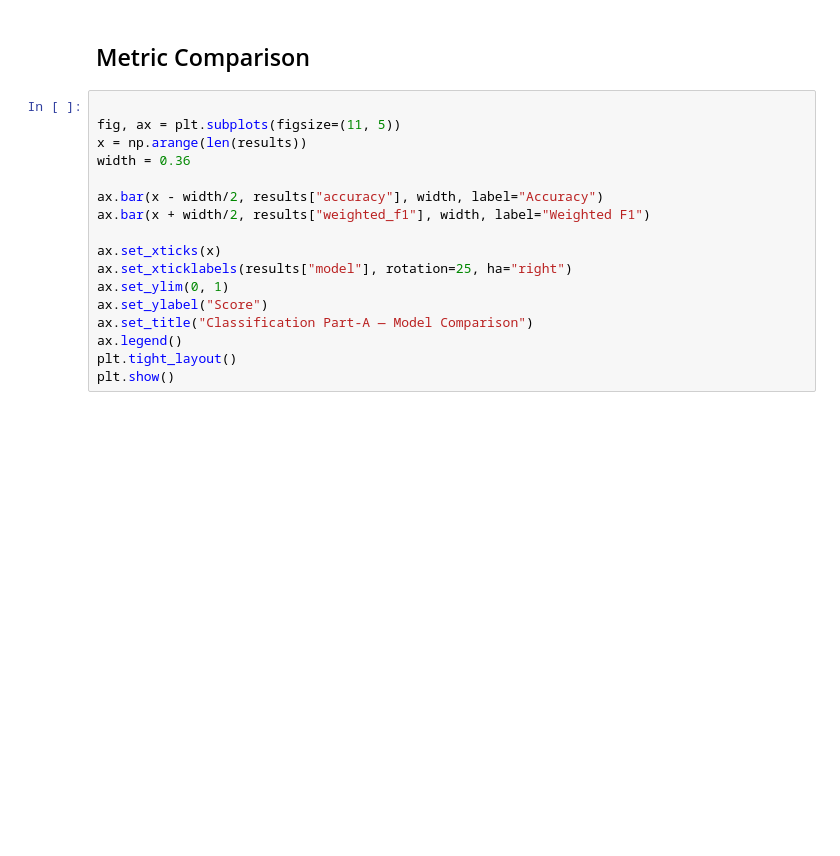
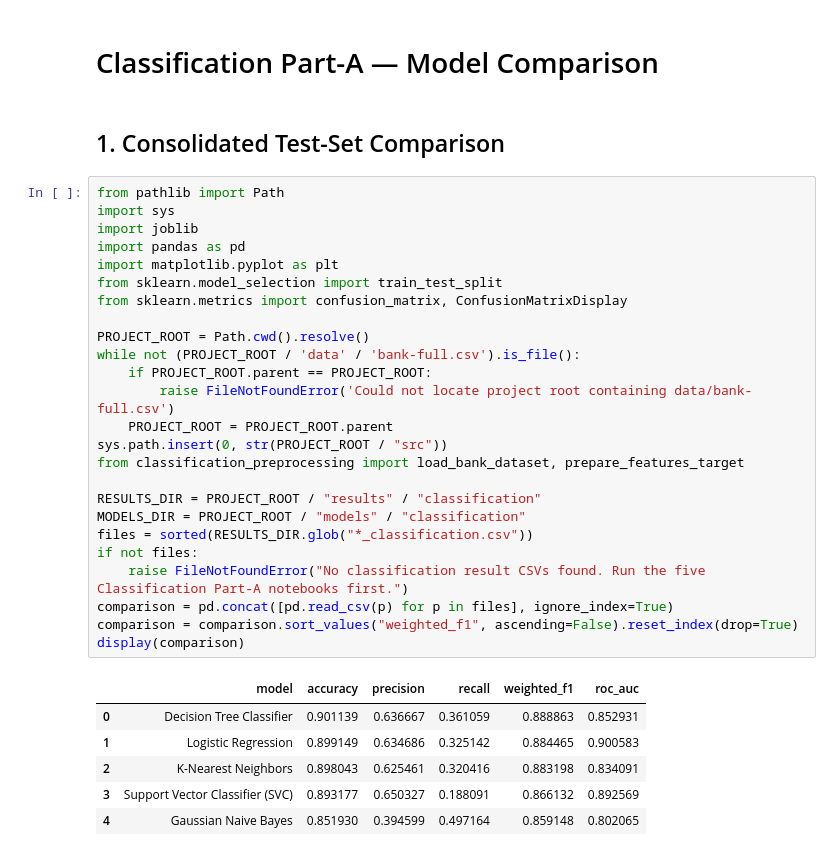
Before and after one commit to Manohareddy1308/ML-Capstone, a Jupyter notebook: notebooks/comparison/classification_model_comparison.ipynb, the cells around one changed output. Saved outputs shown, nothing was run; the diff lists cells and outputs as text; blank space fills up the shorter version.

```diff
--- a/notebooks/comparison/classification_model_comparison.ipynb
+++ b/notebooks/comparison/classification_model_comparison.ipynb
@@ -61,20 +1,37 @@ print("Saved comparison:", comparison_path)
-# %% [markdown]
-## Metric Comparison
-# %%
-
-fig, ax = plt.subplots(figsize=(11, 5))
-x = np.arange(len(results))
-width = 0.36
-
-ax.bar(x - width/2, results["accuracy"], width, label="Accuracy")
-ax.bar(x + width/2, results["weighted_f1"], width, label="Weighted F1")
-
-ax.set_xticks(x)
-ax.set_xticklabels(results["model"], rotation=25, ha="right")
-ax.set_ylim(0, 1)
-ax.set_ylabel("Score")
-ax.set_title("Classification Part-A — Model Comparison")
-ax.legend()
-plt.tight_layout()
-plt.show()
+# %% [markdown]
+# Classification Part-A — Model Comparison
+# %% [markdown]
+## 1. Consolidated Test-Set Comparison
+# %%
+from pathlib import Path
+import sys
+import joblib
+import pandas as pd
+import matplotlib.pyplot as plt
+from sklearn.model_selection import train_test_split
+from sklearn.metrics import confusion_matrix, ConfusionMatrixDisplay
+
+PROJECT_ROOT = Path.cwd().resolve()
+while not (PROJECT_ROOT / 'data' / 'bank-full.csv').is_file():
+    if PROJECT_ROOT.parent == PROJECT_ROOT:
+        raise FileNotFoundError('Could not locate project root containing data/bank-full.csv')
+    PROJECT_ROOT = PROJECT_ROOT.parent
+sys.path.insert(0, str(PROJECT_ROOT / "src"))
+from classification_preprocessing import load_bank_dataset, prepare_features_target
+
+RESULTS_DIR = PROJECT_ROOT / "results" / "classification"
+MODELS_DIR = PROJECT_ROOT / "models" / "classification"
+files = sorted(RESULTS_DIR.glob("*_classification.csv"))
+if not files:
+    raise FileNotFoundError("No classification result CSVs found. Run the five Classification Part-A notebooks first.")
+comparison = pd.concat([pd.read_csv(p) for p in files], ignore_index=True)
+comparison = comparison.sort_values("weighted_f1", ascending=False).reset_index(drop=True)
+display(comparison)
+# %% [output]
+|  | model | accuracy | precision | recall | weighted_f1 | roc_auc |
+| 0 | Decision Tree Classifier | 0.901139 | 0.636667 | 0.361059 | 0.888863 | 0.852931 |
+| 1 | Logistic Regression | 0.899149 | 0.634686 | 0.325142 | 0.884465 | 0.900583 |
+| 2 | K-Nearest Neighbors | 0.898043 | 0.625461 | 0.320416 | 0.883198 | 0.834091 |
+| 3 | Support Vector Classifier (SVC) | 0.893177 | 0.650327 | 0.188091 | 0.866132 | 0.892569 |
+| 4 | Gaussian Naive Bayes | 0.851930 | 0.394599 | 0.497164 | 0.859148 | 0.802065 |
 # %% [markdown]
```
Also changed, not shown: parts of 6 cells of this notebook.
